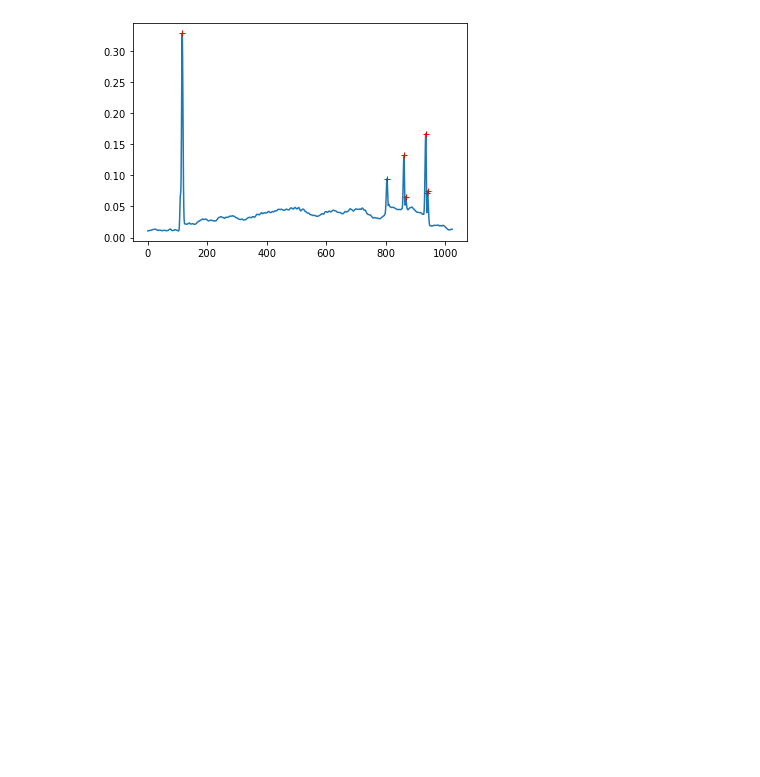
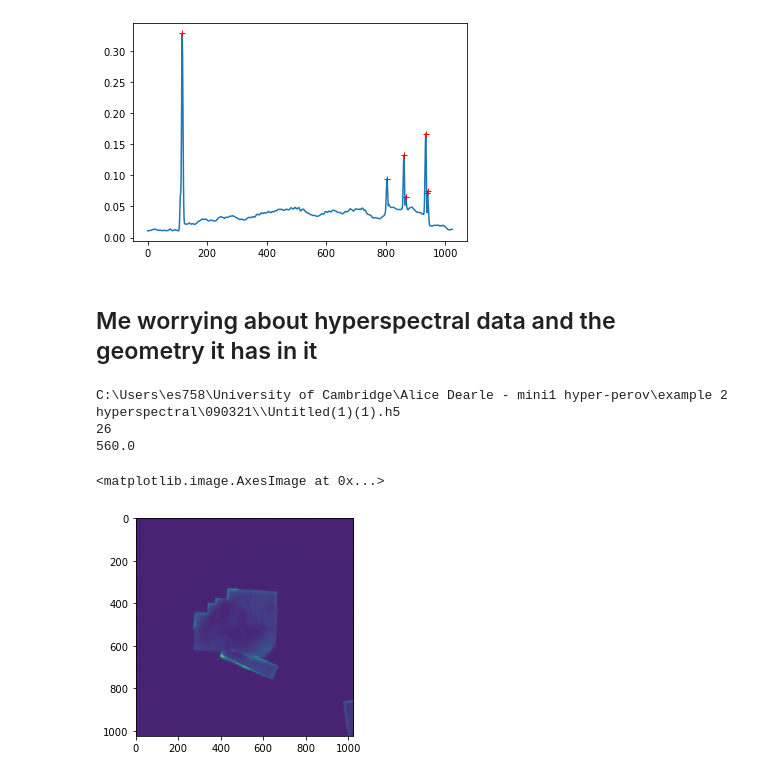
Before and after one commit to ESaundersNano/Mini-1-Multidimensional-analysis-of-perovskite-growth, a Jupyter notebook: optical_image_growth_rate.ipynb, the cells around one changed output. Drawn from its saved outputs; the diff is of its cells as text; code cells hidden in the pictures; blank space fills up the shorter version.

```diff
--- a/optical_image_growth_rate.ipynb
+++ b/optical_image_growth_rate.ipynb
@@ -284,3 +260,30 @@ plt.plot(position, height, 'r+')
 plt.show()
 # %% [output]
 [figure]
+# %% [markdown]
+## Me worrying about hyperspectral data and the geometry it has in it
+# %%
+
+
+folder=r'C:\Users\es758\University of Cambridge\Alice Dearle - mini1 hyper-perov\example 2 hyperspectral\090321\\'
+fpaths = oif.get_filepaths(folder)
+fpath=fpaths[0]
+print(fpath)
+f = h5py.File(fpath,'r')
+# Extract the image
+print(len(f['Cube/Images']))
+print(f['Cube/Wavelength'][-1])
+image = f['Cube/Images'][24]
+# Convert format for wider compatibility
+image = np.array(image).astype('float32') # converts to 2D array with float32 values
+# wavelengths
+#488 to 582
+# 510 to 560
+%matplotlib inline
+plt.imshow(image)
+# %% [output]
+C:\Users\es758\University of Cambridge\Alice Dearle - mini1 hyper-perov\example 2 hyperspectral\090321\\Untitled(1)(1).h5
+26
+560.0
+<matplotlib.image.AxesImage at 0x...>
+[figure, added]
```
Also changed, not shown: parts of 20 cells of this notebook, 1 other file.
